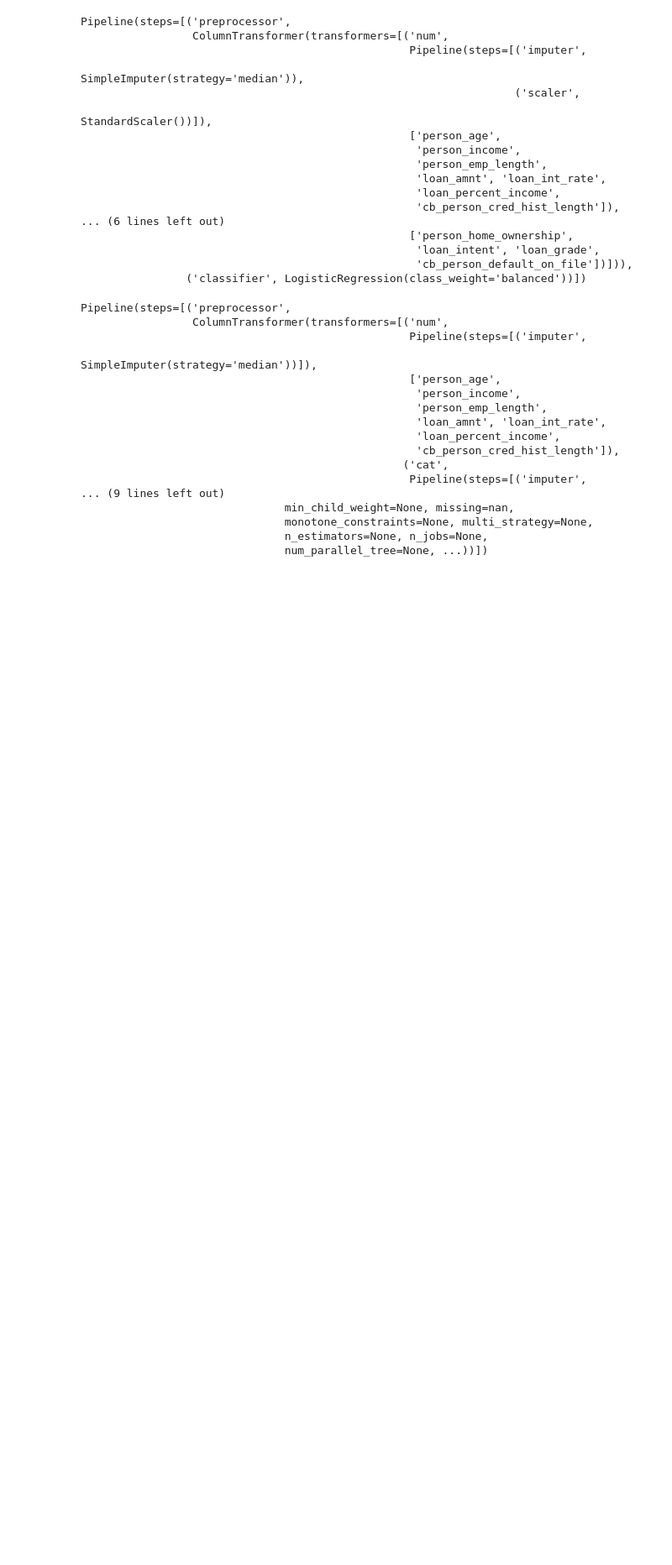
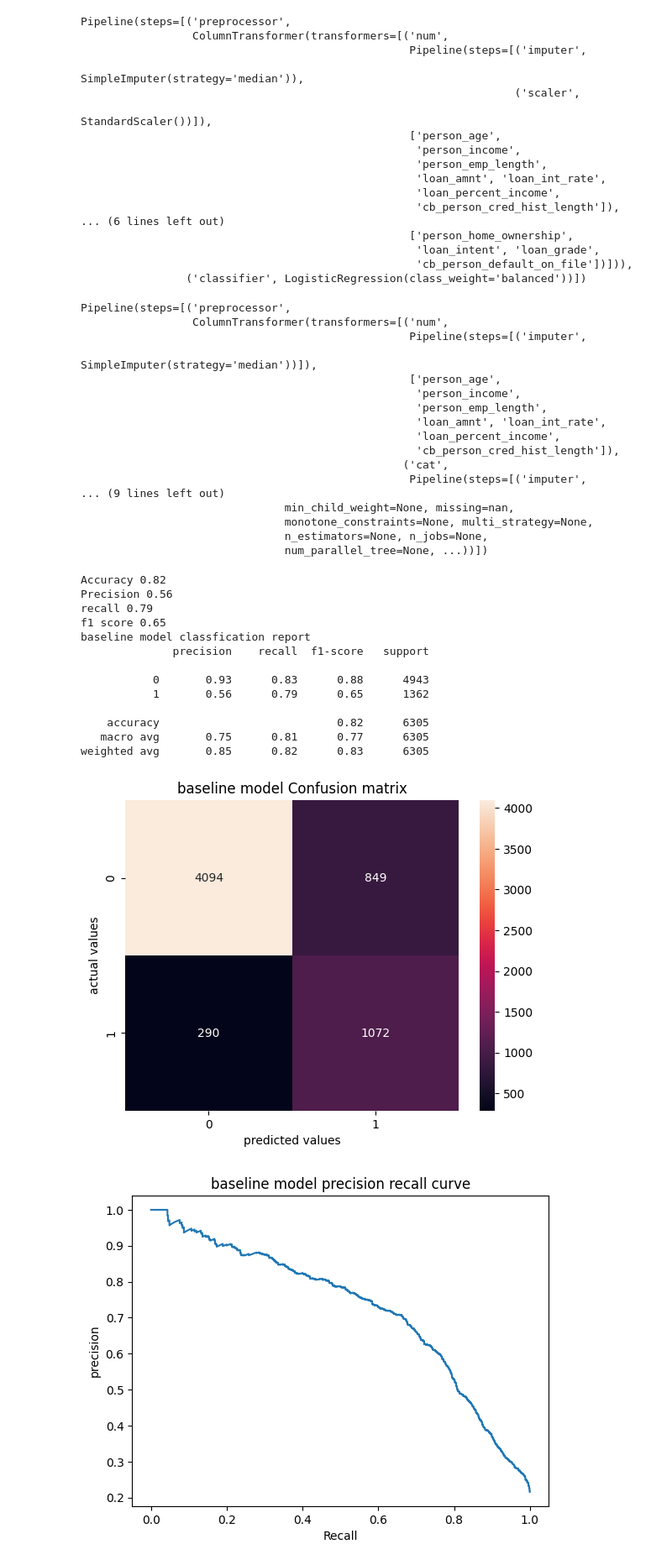
Before and after one commit to sumran58/credit_risk_analysis, a Jupyter notebook: credit_risk.ipynb, the cells around one changed output. Shown at 84% size. Saved outputs shown, nothing was run; the diff lists cells and outputs as text; code cells hidden in the pictures; blank space fills up the shorter version.

```diff
--- a/credit_risk.ipynb
+++ b/credit_risk.ipynb
@@ -323,8 +323,35 @@ cv_results
  'test_f1': array([0.80519481, 0.83036649, 0.81827731, 0.8311415 , 0.82740308])}
 # %%
 #evaluator
+from sklearn.metrics import accuracy_score,precision_recall_curve,precision_score,recall_score,f1_score,confusion_matrix,classification_report
 def evaluate_model(model_name,model,X_test,y_test):
-    pass
+    y_pred=model.predict(X_test)
+    y_pred_prob = model.predict_proba(X_test)[:, 1]
+    accuracy=accuracy_score(y_test,y_pred)
+    precision=precision_score(y_test,y_pred)
+    recall=recall_score(y_test,y_pred)
+    f1=f1_score(y_test,y_pred)
+    cm=confusion_matrix(y_test,y_pred)
+    class_report=classification_report(y_test,y_pred)
+    print(f"Accuracy {accuracy:.2f}")
+    print(f"Precision {precision:.2f}")
+    print(f"recall {recall:.2f}")
+    print(f"f1 score {f1:.2f}")
+    print(f"{model_name} classfication report")
+    print(f"{class_report}")
+    sns.heatmap(cm,annot=True,fmt="d")
+    plt.title(f"{model_name} Confusion matrix")
+    plt.ylabel("actual values")
+    plt.xlabel("predicted values")
+    plt.show()
+
+    #plotting roc-auc curve
+    precsions,recalls,threshold=precision_recall_curve(y_test,y_pred_prob)
+    plt.plot(recalls,precsions)
+    plt.xlabel("Recall")
+    plt.ylabel("precision")
+    plt.title(f"{model_name} precision recall curve")
+    plt.show()
 # %%
 baseline_model=Pipeline([
     ("preprocessor",preprocessor_lr),
@@ -373,3 +400,21 @@ Pipeline(steps=[('preprocessor',
                                monotone_constraints=None, multi_strategy=None,
                                n_estimators=None, n_jobs=None,
                                num_parallel_tree=None, ...))])
+# %%
+evaluate_model("baseline model",baseline_model,X_test,y_test)
+# %% [output]
+Accuracy 0.82
+Precision 0.56
+recall 0.79
+f1 score 0.65
+baseline model classfication report
+              precision    recall  f1-score   support
+
+           0       0.93      0.83      0.88      4943
+           1       0.56      0.79      0.65      1362
+
+    accuracy                           0.82      6305
+   macro avg       0.75      0.81      0.77      6305
+weighted avg       0.85      0.82      0.83      6305
+[figure, added]
+[figure, added]
```
Also changed, not shown: parts of 1 cell of this notebook.
